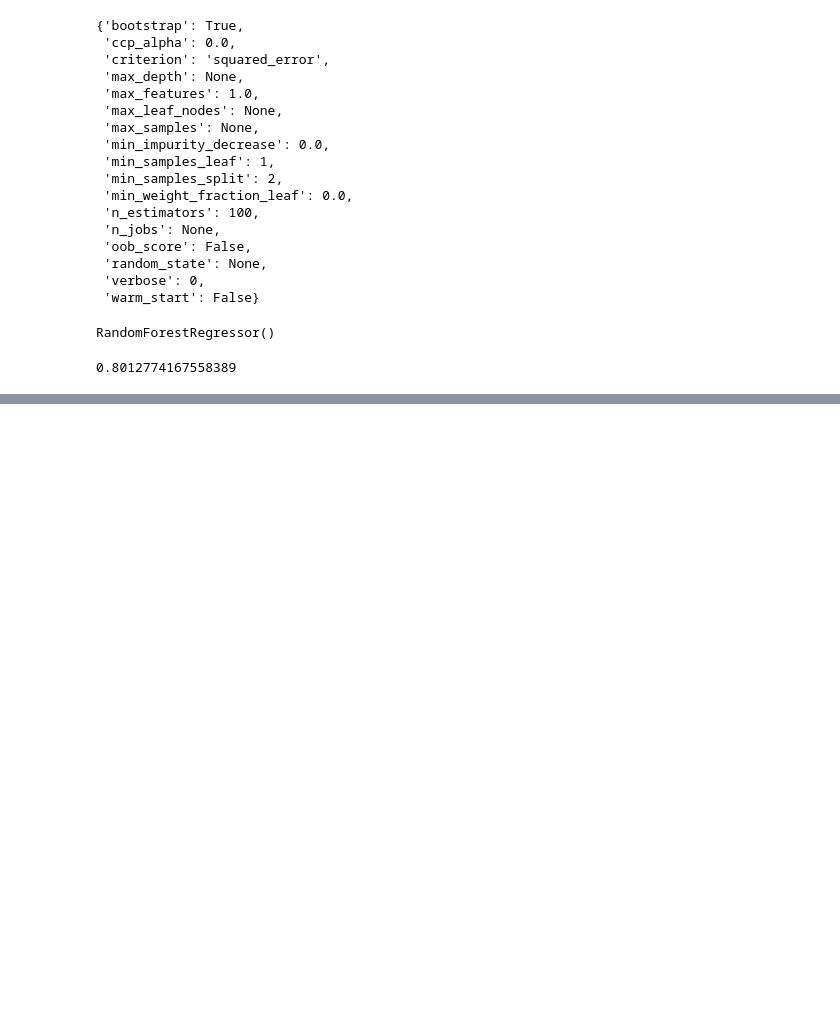
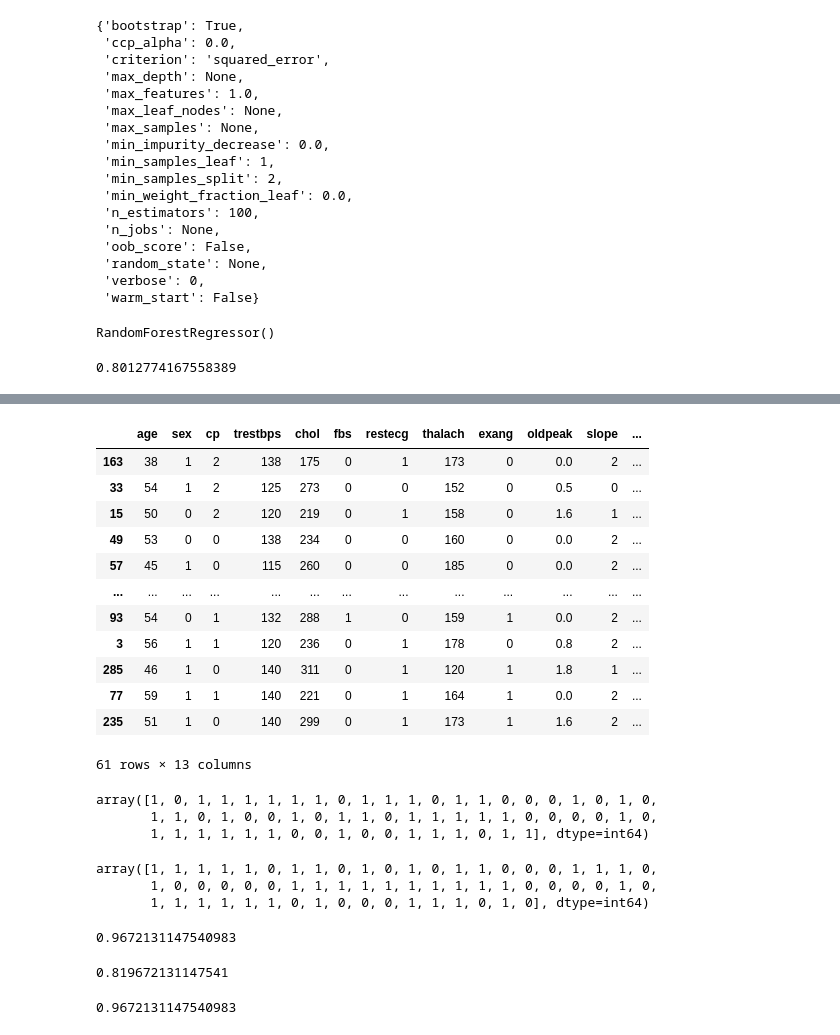
Before and after one commit to AHMAD-KHAIRI/ztm-ml-course, a Jupyter notebook: 05_scikit-learn/introduction-to-scikit-learn.ipynb, the cells around one changed output, grey strips where cells are left out. Cells and saved outputs as stored; diff of their text form; code cells hidden in the pictures; blank space fills up the shorter version.

```diff
--- a/05_scikit-learn/introduction-to-scikit-learn.ipynb
+++ b/05_scikit-learn/introduction-to-scikit-learn.ipynb
@@ -1382,0 +1400,4 @@ Choose either iris or toy datasets.
+# %%
+# split the data into features (X) and target (y)
+X = heart_disease.drop("target", axis=1)
+y = heart_disease["target"]
@@ -1382,0 +1422,5 @@ Choose either iris or toy datasets.
+# %%
+# split the data into training and testing
+from sklearn.model_selection import train_test_split
+
+X_train, X_test, y_train, y_test = train_test_split(X, y, test_size=0.2)
@@ -1382,0 +1576,46 @@ Choose either iris or toy datasets.
+# %%
+X_test
+# %% [output]
+|  | age | sex | cp | trestbps | chol | fbs | restecg | thalach | exang | oldpeak | slope | ... |
+| 163 | 38 | 1 | 2 | 138 | 175 | 0 | 1 | 173 | 0 | 0.0 | 2 | ... |
+| 33 | 54 | 1 | 2 | 125 | 273 | 0 | 0 | 152 | 0 | 0.5 | 0 | ... |
+| 15 | 50 | 0 | 2 | 120 | 219 | 0 | 1 | 158 | 0 | 1.6 | 1 | ... |
+| 49 | 53 | 0 | 0 | 138 | 234 | 0 | 0 | 160 | 0 | 0.0 | 2 | ... |
+| 57 | 45 | 1 | 0 | 115 | 260 | 0 | 0 | 185 | 0 | 0.0 | 2 | ... |
+| ... | ... | ... | ... | ... | ... | ... | ... | ... | ... | ... | ... | ... |
+| 93 | 54 | 0 | 1 | 132 | 288 | 1 | 0 | 159 | 1 | 0.0 | 2 | ... |
+| 3 | 56 | 1 | 1 | 120 | 236 | 0 | 1 | 178 | 0 | 0.8 | 2 | ... |
+| 285 | 46 | 1 | 0 | 140 | 311 | 0 | 1 | 120 | 1 | 1.8 | 1 | ... |
+| 77 | 59 | 1 | 1 | 140 | 221 | 0 | 1 | 164 | 1 | 0.0 | 2 | ... |
+| 235 | 51 | 1 | 0 | 140 | 299 | 0 | 1 | 173 | 1 | 1.6 | 2 | ... |
+61 rows × 13 columns
+# %%
+# Use a trained model to make predictions
+model.predict(X_test)
+# %% [output]
+array([1, 0, 1, 1, 1, 1, 1, 1, 0, 1, 1, 1, 0, 1, 1, 0, 0, 0, 1, 0, 1, 0,
+       1, 1, 0, 1, 0, 0, 1, 0, 1, 1, 0, 1, 1, 1, 1, 1, 0, 0, 0, 0, 1, 0,
+       1, 1, 1, 1, 1, 1, 0, 0, 1, 0, 0, 1, 1, 1, 0, 1, 1], dtype=int64)
+# %%
+np.array(y_test)
+# %% [output]
+array([1, 1, 1, 1, 1, 0, 1, 1, 0, 1, 0, 1, 0, 1, 1, 0, 0, 0, 1, 1, 1, 0,
+       1, 0, 0, 0, 0, 0, 1, 1, 1, 1, 1, 1, 1, 1, 1, 1, 0, 0, 0, 0, 1, 0,
+       1, 1, 1, 1, 1, 1, 0, 1, 0, 0, 0, 1, 1, 1, 0, 1, 0], dtype=int64)
+# %%
+# Compar predictions to truth labels (y_test) to evaluate the model
+y_preds = clf.predict(X_test)
+np.mean(y_preds == y_test)
+# %% [output]
+0.9672131147540983
+# %%
+model.score(X_test, y_test)
+# %% [output]
+0.819672131147541
+# %%
+# there's one more way
+from sklearn.metrics import accuracy_score
+
+accuracy_score(y_test, y_preds)
+# %% [output]
+0.9672131147540983
```
Also changed, not shown: parts of 85 cells of this notebook, 3 other files.
